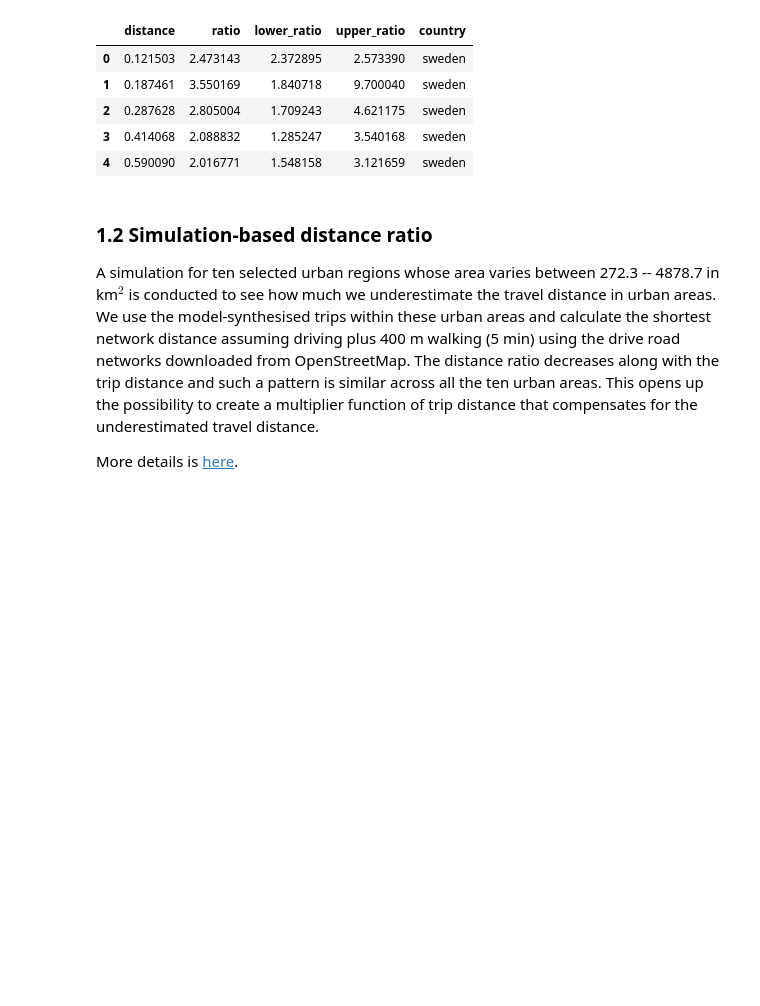
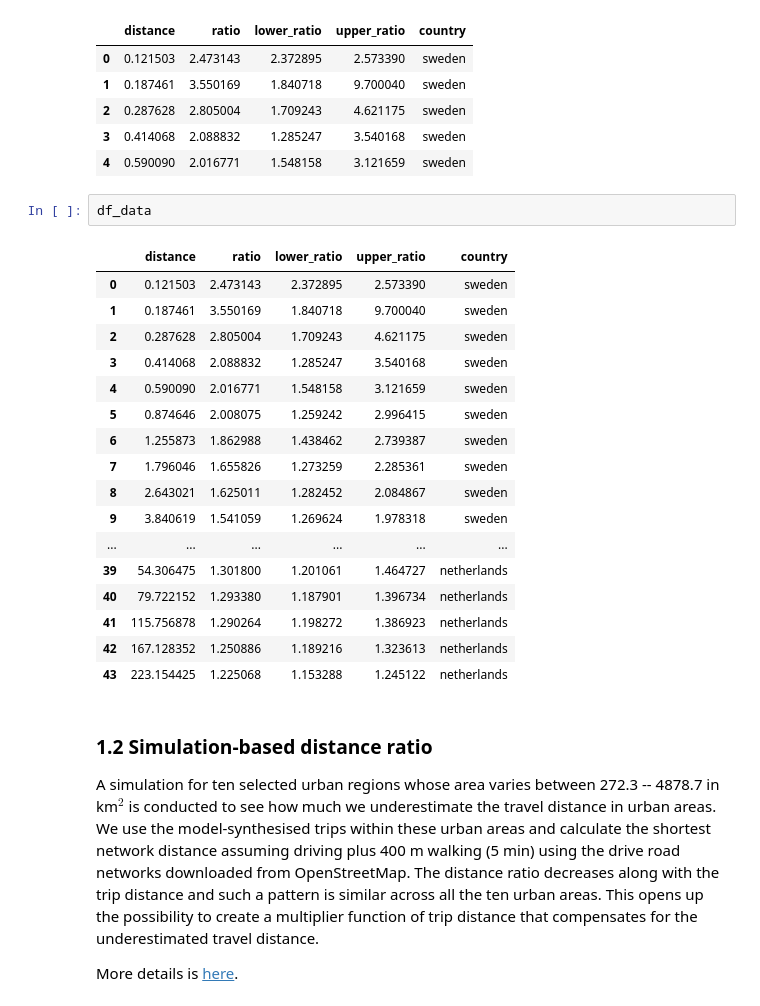
Before and after one commit to HaoCong1221/FlowsGeneration, a Jupyter notebook: src/3-distance-ratio.ipynb, the cells around one changed output. Saved outputs shown, nothing was run; the diff lists cells and outputs as text; blank space fills up the shorter version.

```diff
--- a/src/3-distance-ratio.ipynb
+++ b/src/3-distance-ratio.ipynb
@@ -19,6 +19,26 @@ df_data.head()
 | 2 | 0.287628 | 2.805004 | 1.709243 | 4.621175 | sweden |
 | 3 | 0.414068 | 2.088832 | 1.285247 | 3.540168 | sweden |
 | 4 | 0.590090 | 2.016771 | 1.548158 | 3.121659 | sweden |
+# %%
+df_data
+# %% [output]
+|  | distance | ratio | lower_ratio | upper_ratio | country |
+| 0 | 0.121503 | 2.473143 | 2.372895 | 2.573390 | sweden |
+| 1 | 0.187461 | 3.550169 | 1.840718 | 9.700040 | sweden |
+| 2 | 0.287628 | 2.805004 | 1.709243 | 4.621175 | sweden |
+| 3 | 0.414068 | 2.088832 | 1.285247 | 3.540168 | sweden |
+| 4 | 0.590090 | 2.016771 | 1.548158 | 3.121659 | sweden |
+| 5 | 0.874646 | 2.008075 | 1.259242 | 2.996415 | sweden |
+| 6 | 1.255873 | 1.862988 | 1.438462 | 2.739387 | sweden |
+| 7 | 1.796046 | 1.655826 | 1.273259 | 2.285361 | sweden |
+| 8 | 2.643021 | 1.625011 | 1.282452 | 2.084867 | sweden |
+| 9 | 3.840619 | 1.541059 | 1.269624 | 1.978318 | sweden |
+| ... | ... | ... | ... | ... | ... |
+| 39 | 54.306475 | 1.301800 | 1.201061 | 1.464727 | netherlands |
+| 40 | 79.722152 | 1.293380 | 1.187901 | 1.396734 | netherlands |
+| 41 | 115.756878 | 1.290264 | 1.198272 | 1.386923 | netherlands |
+| 42 | 167.128352 | 1.250886 | 1.189216 | 1.323613 | netherlands |
+| 43 | 223.154425 | 1.225068 | 1.153288 | 1.245122 | netherlands |
 # %% [markdown]
 ### 1.2 Simulation-based distance ratio
 A simulation for ten selected urban regions whose area varies between 272.3 -- 4878.7 in km$^2$ is conducted to see how much we underestimate the travel distance in urban areas. We use the model-synthesised trips within these urban areas and calculate the shortest network distance assuming driving plus 400 m walking (5 min) using the drive road networks downloaded from OpenStreetMap. The distance ratio decreases along with the trip distance and such a pattern is similar across all the ten urban areas. This opens up the possibility to create a multiplier function of trip distance that compensates for the underestimated travel distance.
```
Also changed, not shown: parts of 1 cell of this notebook, 45 other files.
